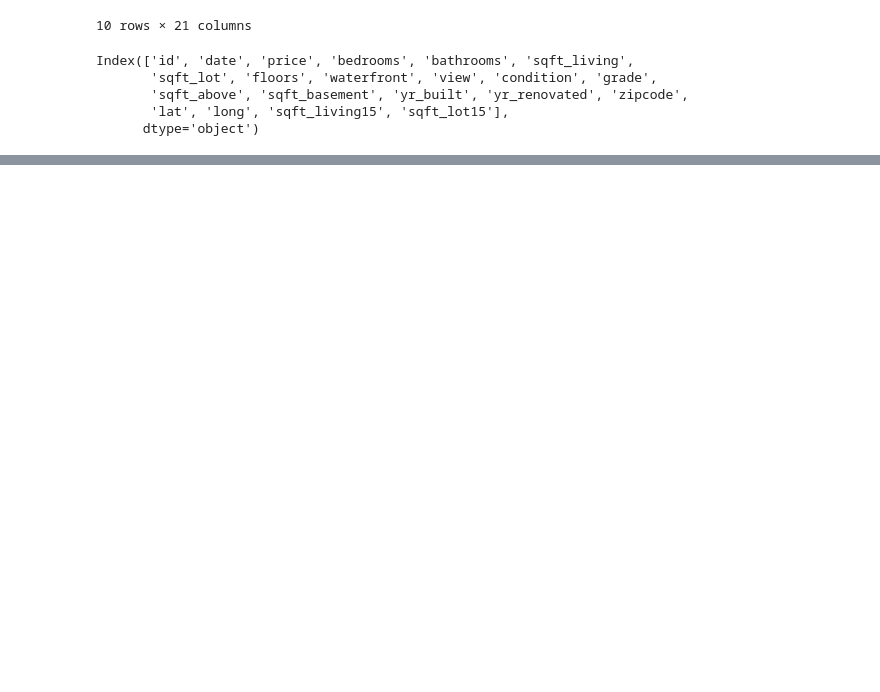
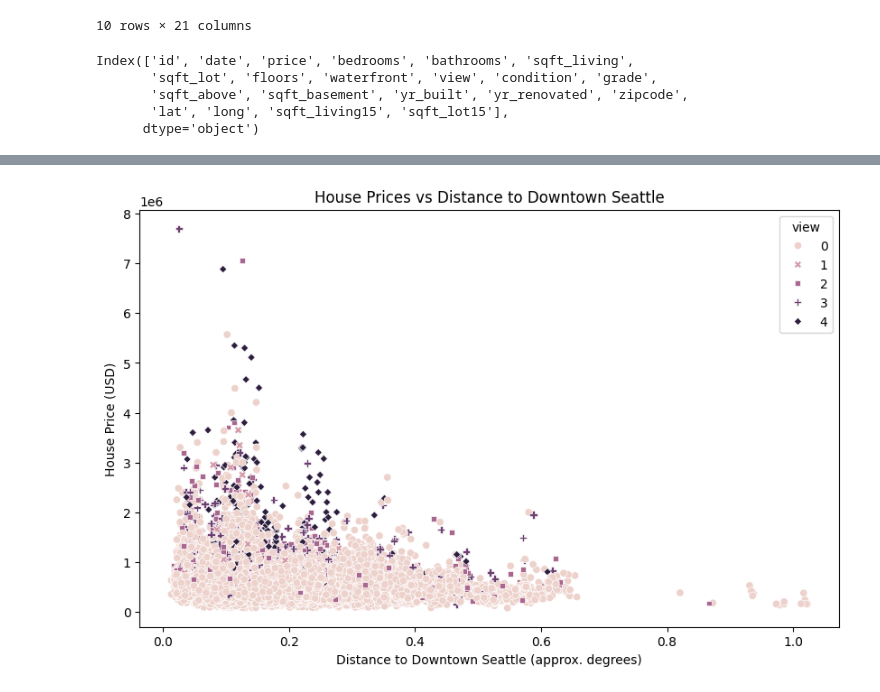
Before and after one commit to luiizsps/house_market, a Jupyter notebook: house_market.ipynb, the cells around one changed output, grey strips where cells are left out. Saved outputs shown, nothing was run; the diff lists cells and outputs as text; code cells hidden in the pictures; blank space fills up the shorter version.

```diff
--- a/house_market.ipynb
+++ b/house_market.ipynb
@@ -41,0 +118,11 @@ Index(['id', 'date', 'price', 'bedrooms', 'bathrooms', 'sqft_living',
+# %%
+# how the view impacts house prices?
+plt.figure(figsize=(10, 6))
+sns.scatterplot(data=kc_house_df, x="distance_to_downtown", y="price", hue="view", style="view")
+plt.legend(title="view", loc='upper right')
+plt.title("House Prices vs Distance to Downtown Seattle")
+plt.xlabel("Distance to Downtown Seattle (approx. degrees)")
+plt.ylabel("House Price (USD)")
+plt.show()
+# %% [output]
+[figure, added]
```
Also changed, not shown: parts of 17 cells of this notebook, 1 other file.
